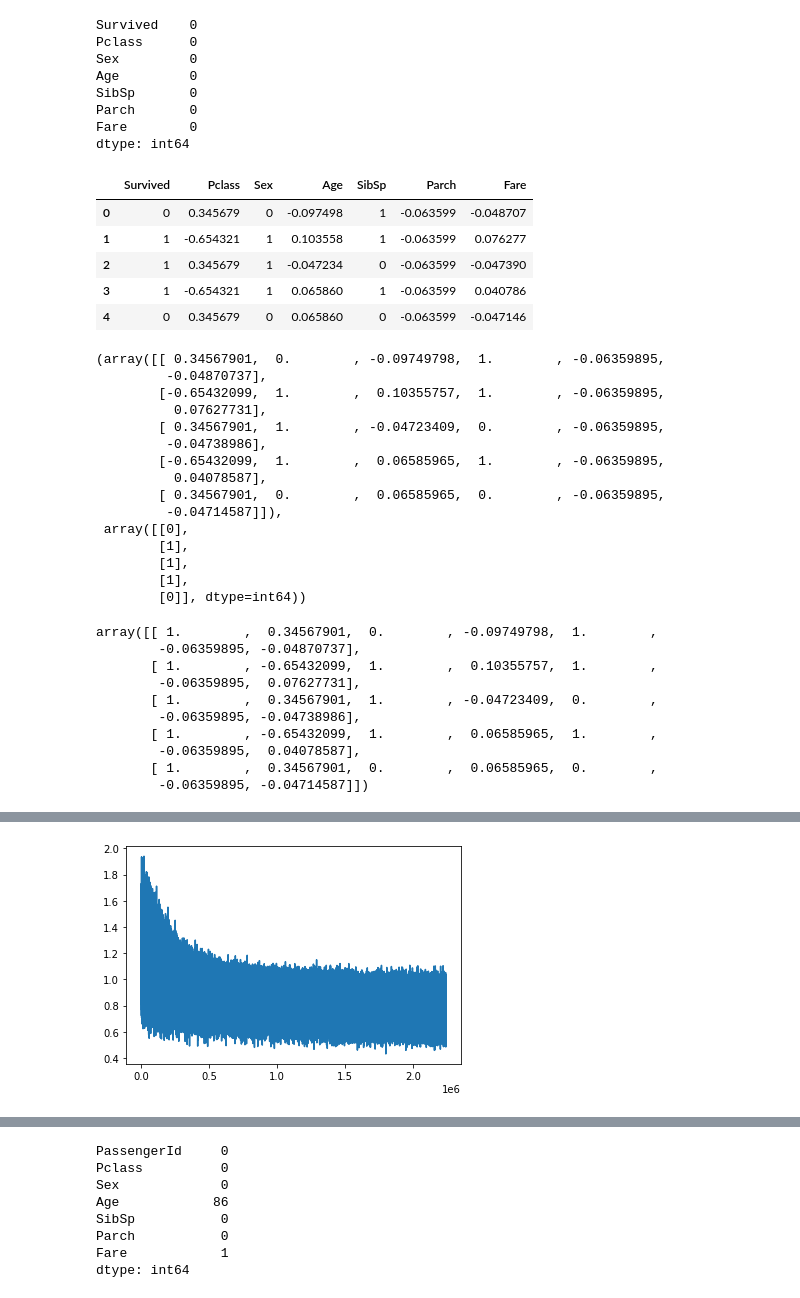
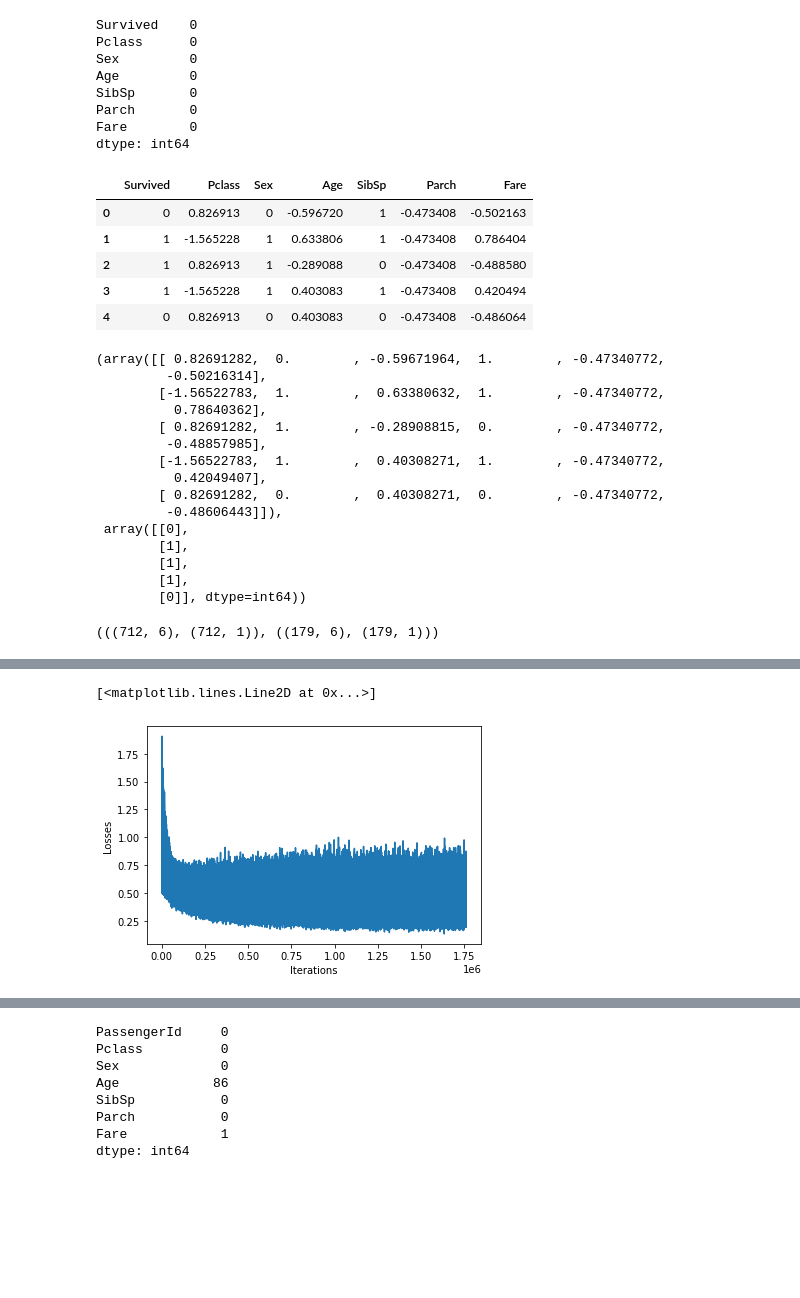
Before and after one commit to dminhvu/Machine-Learning, a Jupyter notebook: Kaggle/Titanic/Titanic.ipynb, the cells around one changed output, grey strips where cells are left out. Saved outputs shown, nothing was run; the diff lists cells and outputs as text; code cells hidden in the pictures; blank space fills up the shorter version.

```diff
--- a/Kaggle/Titanic/Titanic.ipynb
+++ b/Kaggle/Titanic/Titanic.ipynb
@@ -91,50 +92,41 @@ map_sex = {
     'female': 1,
 }
 df4 = df4.replace({'Sex': map_sex})
-df4['Fare'] = (df4['Fare'] - df4['Fare'].mean())/(df4['Fare'].max() - df4['Fare'].min())
-df4['Age'] = (df4['Age'] - df4['Age'].mean())/(df4['Age'].max() - df4['Age'].min())
-df4['Parch'] = (df4['Parch'] - df4['Parch'].mean())/(df4['Parch'].max() - df4['Parch'].min())
-df4['Pclass'] = (df4['Pclass'] - df4['Pclass'].mean())/(df4['Pclass'].max() - df4['Pclass'].min())
+df4['Fare'] = (df4['Fare'] - df4['Fare'].mean())/df4['Fare'].std()
+df4['Age'] = (df4['Age'] - df4['Age'].mean())/df4['Age'].std()
+df4['Parch'] = (df4['Parch'] - df4['Parch'].mean())/df4['Parch'].std()
+df4['Pclass'] = (df4['Pclass'] - df4['Pclass'].mean())/df4['Pclass'].std()
 df4.head()
 # %% [output]
 |  | Survived | Pclass | Sex | Age | SibSp | Parch | Fare |
-| 0 | 0 | 0.345679 | 0 | -0.097498 | 1 | -0.063599 | -0.048707 |
-| 1 | 1 | -0.654321 | 1 | 0.103558 | 1 | -0.063599 | 0.076277 |
-| 2 | 1 | 0.345679 | 1 | -0.047234 | 0 | -0.063599 | -0.047390 |
-| 3 | 1 | -0.654321 | 1 | 0.065860 | 1 | -0.063599 | 0.040786 |
-| 4 | 0 | 0.345679 | 0 | 0.065860 | 0 | -0.063599 | -0.047146 |
+| 0 | 0 | 0.826913 | 0 | -0.596720 | 1 | -0.473408 | -0.502163 |
+| 1 | 1 | -1.565228 | 1 | 0.633806 | 1 | -0.473408 | 0.786404 |
+| 2 | 1 | 0.826913 | 1 | -0.289088 | 0 | -0.473408 | -0.488580 |
+| 3 | 1 | -1.565228 | 1 | 0.403083 | 1 | -0.473408 | 0.420494 |
+| 4 | 0 | 0.826913 | 0 | 0.403083 | 0 | -0.473408 | -0.486064 |
 # %%
 X = df4.drop(['Survived'],axis=1).values
 y = df4['Survived'].values.reshape(-1,1)
 X[:5], y[:5]
 # %% [output]
-(array([[ 0.34567901,  0.        , -0.09749798,  1.        , -0.06359895,
-         -0.04870737],
-        [-0.65432099,  1.        ,  0.10355757,  1.        , -0.06359895,
-          0.07627731],
-        [ 0.34567901,  1.        , -0.04723409,  0.        , -0.06359895,
-         -0.04738986],
-        [-0.65432099,  1.        ,  0.06585965,  1.        , -0.06359895,
-          0.04078587],
-        [ 0.34567901,  0.        ,  0.06585965,  0.        , -0.06359895,
-         -0.04714587]]),
+(array([[ 0.82691282,  0.        , -0.59671964,  1.        , -0.47340772,
+         -0.50216314],
+        [-1.56522783,  1.        ,  0.63380632,  1.        , -0.47340772,
+          0.78640362],
+        [ 0.82691282,  1.        , -0.28908815,  0.        , -0.47340772,
+         -0.48857985],
+        [-1.56522783,  1.        ,  0.40308271,  1.        , -0.47340772,
+          0.42049407],
+        [ 0.82691282,  0.        ,  0.40308271,  0.        , -0.47340772,
+         -0.48606443]]),
  array([[0],
         [1],
         [1],
         [1],
         [0]], dtype=int64))
-# %%
-X = np.concatenate((np.ones((X.shape[0],1)),X),axis=1)
-X[:5]
-# %% [output]
-array([[ 1.        ,  0.34567901,  0.        , -0.09749798,  1.        ,
-        -0.06359895, -0.04870737],
-       [ 1.        , -0.65432099,  1.        ,  0.10355757,  1.        ,
-        -0.06359895,  0.07627731],
-       [ 1.        ,  0.34567901,  1.        , -0.04723409,  0.        ,
-        -0.06359895, -0.04738986],
-       [ 1.        , -0.65432099,  1.        ,  0.06585965,  1.        ,
-        -0.06359895,  0.04078587],
-       [ 1.        ,  0.34567901,  0.        ,  0.06585965,  0.        ,
-        -0.06359895, -0.04714587]])
+# %%
+X_train, X_test, y_train, y_test = train_test_split(X,y,test_size=0.2)
+(X_train.shape, y_train.shape), (X_test.shape, y_test.shape)
+# %% [output]
+(((712, 6), (712, 1)), ((179, 6), (179, 1)))
 # %%
@@ -194,6 +246,8 @@ class MyLogisticRegression:
 # %%
-model = MyLogisticRegression()
-model.fit(X,y,lr=0.000008,batch_size=32,n_epochs=80000)
+model = LogisticRegression()
+model.fit(X_train,y_train,val=(X_test,y_test),lr=0.00000837,batch_size=32,epochs=80000,verbose=5000)
+
+plt.xlabel('Iterations')
+plt.ylabel('Losses')
 plt.plot(model.losses)
-model.losses[-1]
 # %% [output]
@@ -201,2 +271,3 @@ model.losses[-1]
+[<matplotlib.lines.Line2D at 0x...>]
-[figure, old version]
+[figure, new version]
 # %%
```
Also changed, not shown: parts of 10 cells of this notebook, 2 other files.
